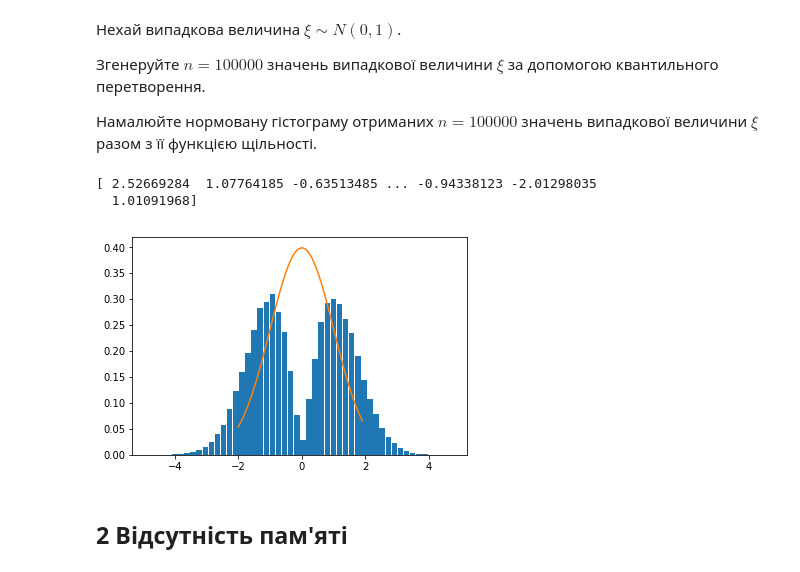
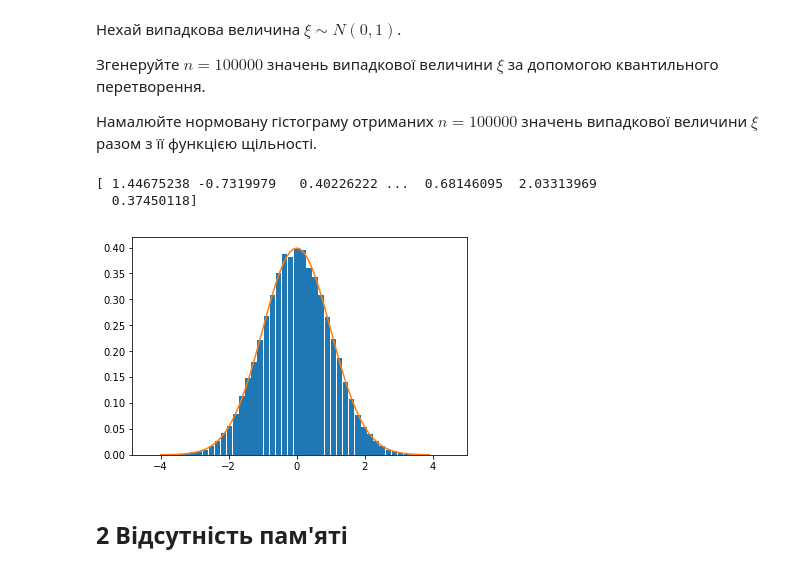
Before and after one commit to davendiy/pt_course2, a Jupyter notebook: Лабораторне заняття 7/Домашня робота 7.ipynb, the cells around one changed output. Drawn from its saved outputs; the diff is of its cells as text; code cells hidden in the pictures.

```diff
--- a/Лабораторне заняття 7/Домашня робота 7.ipynb
+++ b/Лабораторне заняття 7/Домашня робота 7.ipynb
@@ -28,10 +28,10 @@ a = 1/2    # integral a sin(x) dx, x from 0 to pi = 1
 
 
 def inv_func(y):
-    return np.arcsin(y / a) + np.pi / 2
+    return np.arccos(1 - 2*y)
 
 
-rv = uniform(-0.5, 1)    # why it's must be from -0.5?
+rv = uniform(0, 1)
 random = inv_func(rv.rvs(100_000))
 
 x = np.arange(0, np.pi, 0.1)
@@ -52,33 +52,20 @@ plt.show()
 # %%
 # Місце для Вашого коду
 
 from scipy.stats import norm
 from random import choice
 
-
-def inv_norm(y):
-    tmp = np.sqrt(2 * np.pi)
-    res = np.sqrt(-2 * np.log(tmp * y))
-    if getattr(y, '__iter__', None) is not None:
-        for i, el in enumerate(res):
-            sign = choice([-1, 1])
-            res[i] = sign * el
-    else:
-        res *= choice([-1, 1])
-    return res
-
-
-rv = uniform(0, 0.3989422804014327)         # 1 / sqrt(2pi)
-random = inv_norm(rv.rvs(100_000))
-x = np.arange(-2, 2, 0.1)
+rv = uniform(0, 1)
+random = norm.ppf(rv.rvs(100_000))
+x = np.arange(-4, 4, 0.1)
 print(random)
 plt.hist(random, density=True, bins=50, rwidth=0.9)
 plt.plot(x, norm.pdf(x))
 plt.show()
 # %% [output]
-[ 2.52669284  1.07764185 -0.63513485 ... -0.94338123 -2.01298035
-  1.01091968]
+[ 1.44675238 -0.7319979   0.40226222 ...  0.68146095  2.03313969
+  0.37450118]
-[figure, old version]
+[figure, new version]
 # %% [markdown]
 ## 2 Відсутність пам'яті
 # %% [markdown]
```
Also changed, not shown: parts of 2 cells of this notebook, 7 other files.
